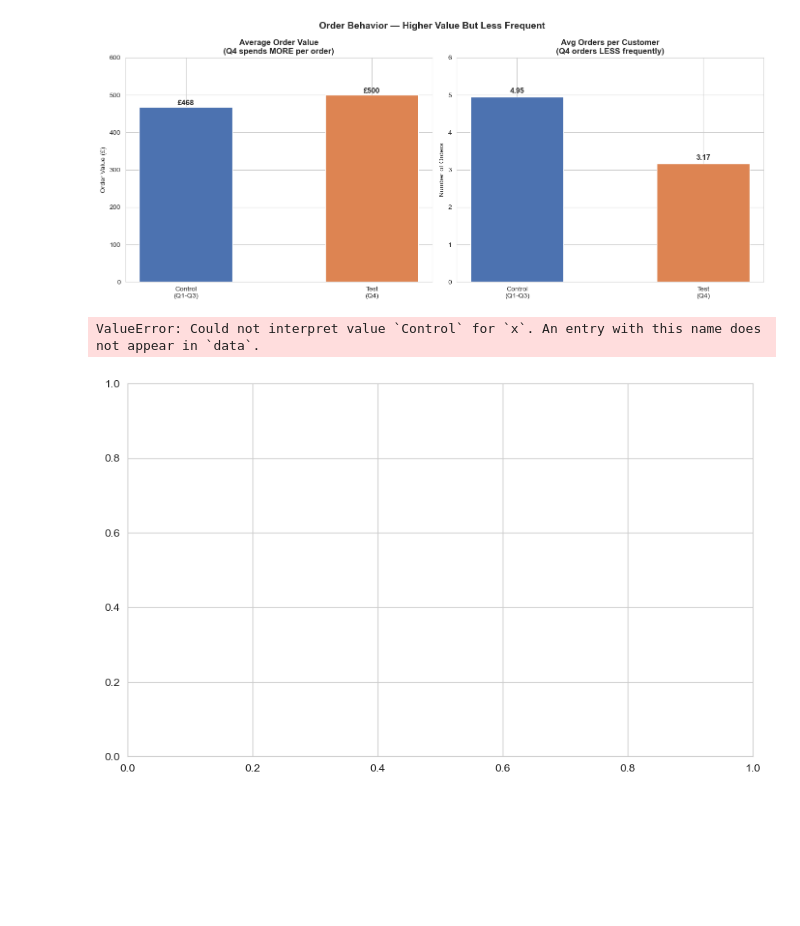
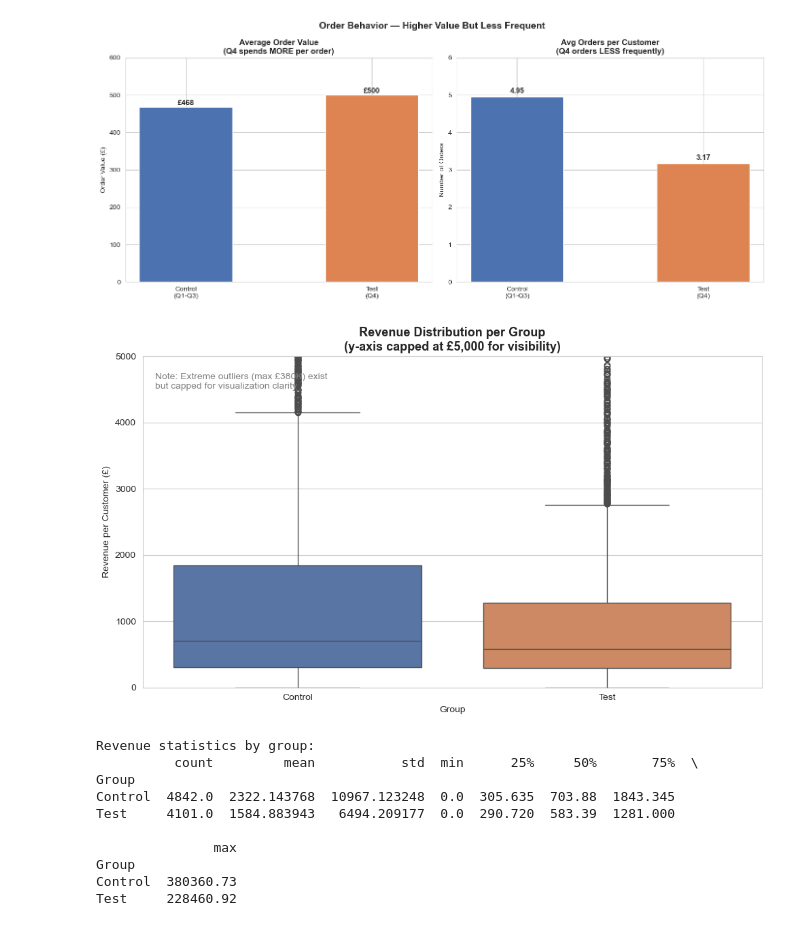
Before and after one commit to RavikumarGattu/ecommerce-ab-test-analysis, a Jupyter notebook: notebooks/ab_test_analysis.ipynb, the cells around one changed output. Saved outputs shown, nothing was run; the diff lists cells and outputs as text; code cells hidden in the pictures; blank space fills up the shorter version.

Commit message:
Add complete A/B test analysis notebook and requirements

```diff
--- a/notebooks/ab_test_analysis.ipynb
+++ b/notebooks/ab_test_analysis.ipynb
@@ -849,21 +849,46 @@ plt.show()
 # %% [output]
 [figure]
 # %%
-# Chart 3 — Revenue Distribution Box Plot
+# Chart 3 — Revenue Distribution Box Plot (with capped y-axis)
 fig, ax = plt.subplots(figsize=(10, 6))
 
 sns.boxplot(data=customer_revenue,
             x='Group',
             y='Revenue',
+            hue='Group',
+            legend=False,
             palette=['#4C72B0', '#DD8452'])
 
-ax.set_title('Revenue Distribution per Group\n(Are results driven by outliers?)',
+# Cap y-axis at 75th percentile + some buffer
+# So we can actually see the boxes
+ax.set_ylim(0, 5000)
+
+ax.set_title('Revenue Distribution per Group\n(y-axis capped at £5,000 for visibility)',
              fontsize=13, fontweight='bold')
 ax.set_xlabel('Group')
 ax.set_ylabel('Revenue per Customer (£)')
 
+# Add note about outliers
+ax.text(0.02, 0.95,
+        'Note: Extreme outliers (max £380K) exist\nbut capped for visualization clarity',
+        transform=ax.transAxes,
+        fontsize=10, color='gray', verticalalignment='top')
+
 plt.tight_layout()
 plt.show()
 # %% [output]
-ValueError: Could not interpret value `Control` for `x`. An entry with this name does not appear in `data`.
-[figure, old version]
+[figure, new version]
+# %%
+print("Revenue statistics by group:")
+print(customer_revenue.groupby('Group')['Revenue'].describe())
+# %% [output]
+Revenue statistics by group:
+          count         mean           std  min      25%     50%       75%  \
+Group
+Control  4842.0  2322.143768  10967.123248  0.0  305.635  703.88  1843.345
+Test     4101.0  1584.883943   6494.209177  0.0  290.720  583.39  1281.000
+
+               max
+Group
+Control  380360.73
+Test     228460.92
```
Also changed, not shown: parts of 4 cells of this notebook, 1 other file.
